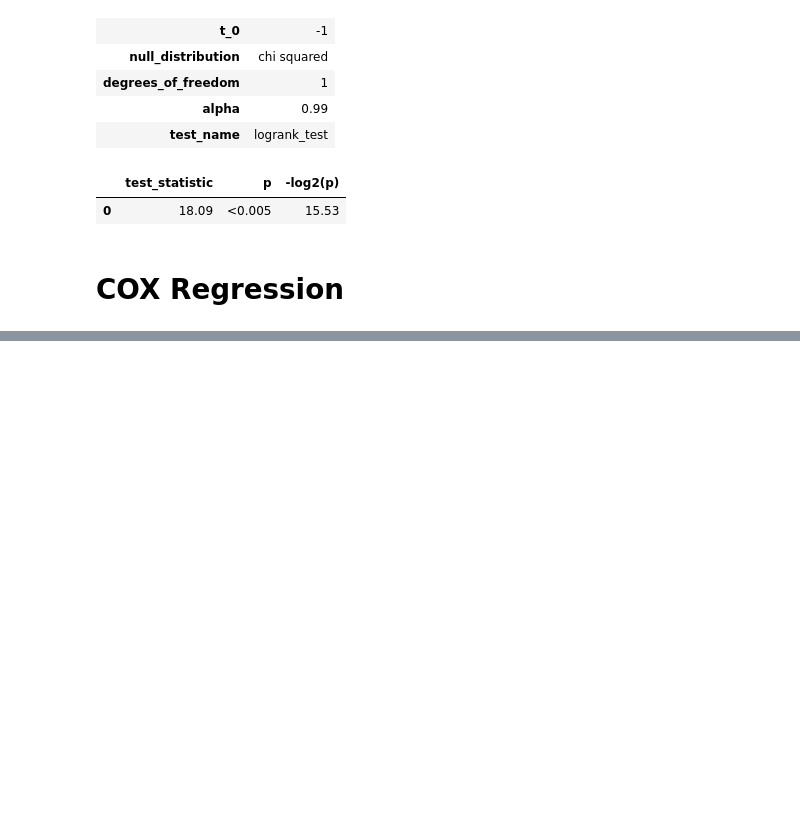
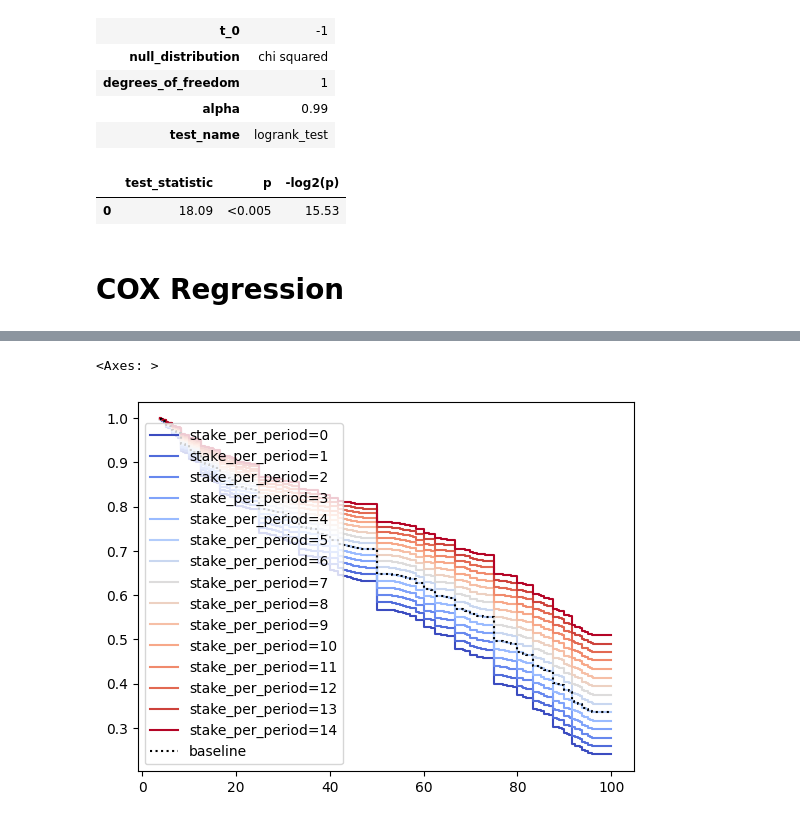
Before and after one commit to Hitkul/Put-Your-Money-Where-Your-Mouth-Is, a Jupyter notebook: analysis/Survival Analysis.ipynb, the cells around one changed output, grey strips where cells are left out. Drawn from its saved outputs; the diff is of its cells as text; code cells hidden in the pictures; blank space fills up the shorter version.

```diff
--- a/analysis/Survival Analysis.ipynb
+++ b/analysis/Survival Analysis.ipynb
@@ -366,3 +378,8 @@ cph.plot()
+# %%
+cph.plot_partial_effects_on_outcome(covariates='stake_per_period', values=[i for i in range(0,15,1)], cmap='coolwarm')
+# %% [output]
+<Axes: >
+[figure, added]
 # %%
 cph.plot_partial_effects_on_outcome(covariates='length_in_days', values=[i for i in range(0,100,7)], cmap='coolwarm')
 # %% [output]
```
Also changed, not shown: parts of 22 cells of this notebook.
